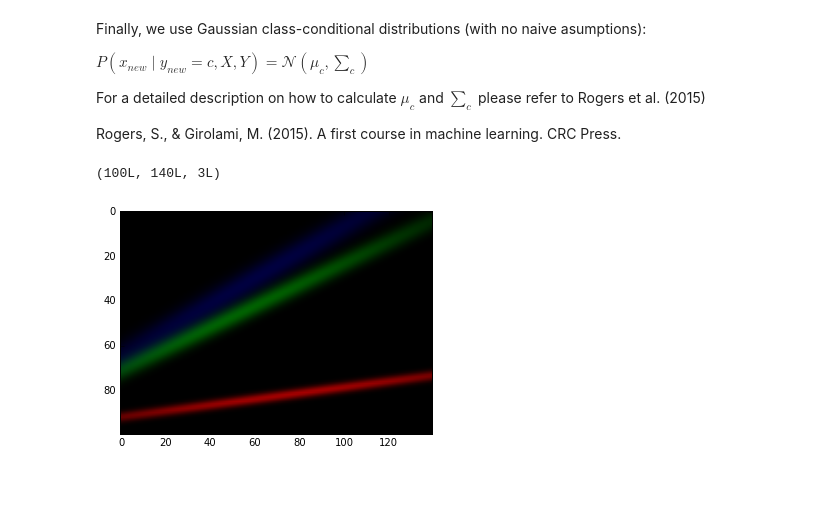
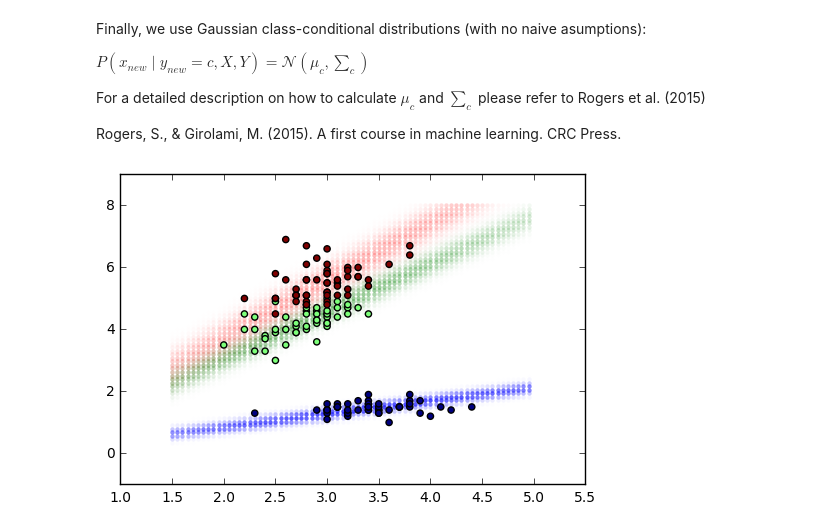
Before and after one commit to lopeLH/Gaussian-Bayes-classifier, a Jupyter notebook: Gaussian Bayes classifier.ipynb, the cells around one changed output. Cells and saved outputs as stored; diff of their text form; code cells hidden in the pictures; blank space fills up the shorter version.

Commit message:
Improved visualization of conditional distributions.

```diff
--- a/Gaussian Bayes classifier.ipynb
+++ b/Gaussian Bayes classifier.ipynb
@@ -99,32 +99,27 @@ bc.fit(X,Y)
 # %%
 #Some spaghetti code to visualize the class-conditional distributions, only works with n_classes = 3!
 
-from pylab import meshgrid,cm,imshow,contour,clabel,colorbar,axis,title,show
-from numpy import exp,arange
 
-im = []
-for i in range(bc.n_classes):
-    var = multivariate_normal(mean=bc.mu[i], cov=bc.cov[i])
+cols = ["blue", "green", "red"]
 
-    x = np.arange(1.5,5,(5-1.5)/140)
-    y = -1*np.arange(-8,0,8./100)
+for c in range(bc.n_classes):
+    var = multivariate_normal(mean=bc.mu[c], cov=bc.cov[c])
+
+    x = np.arange(1.5,5,(5-1.5)/70)
+    y = -1*np.arange(-8,0,8./70)
     Xm,Ym = np.meshgrid(x, y)
     Z = Xm
 
     for i in range(y.shape[0]) :
         for j in range(x.shape[0]):
-            Z[i][j] = var.pdf([Xm[i][j],Ym[i][j]])
+            plt.scatter([Xm[i][j]],[Ym[i][j]], alpha=1.1*var.pdf([Xm[i][j],Ym[i][j]]),
+                        c=cols[c], linewidths=0, s=10, marker="o")
 
-    im.append(Z)
 
-im = np.asarray(im).swapaxes(0,1).swapaxes(1,2)
-print im.shape
-im = imshow(im,cmap=cm.RdBu) # drawing the function
-
-show()
+plt.scatter(X[:,0],X[:,1], c=Y)
+plt.show()
 # %% [output]
-(100L, 140L, 3L)
-[figure, old version]
+[figure, new version]
 # %%
 #Compare our implementation to the Gaussian NB classifier in sklearn (I win, yeah!)
 
```
Also changed, not shown: parts of 2 cells of this notebook.
